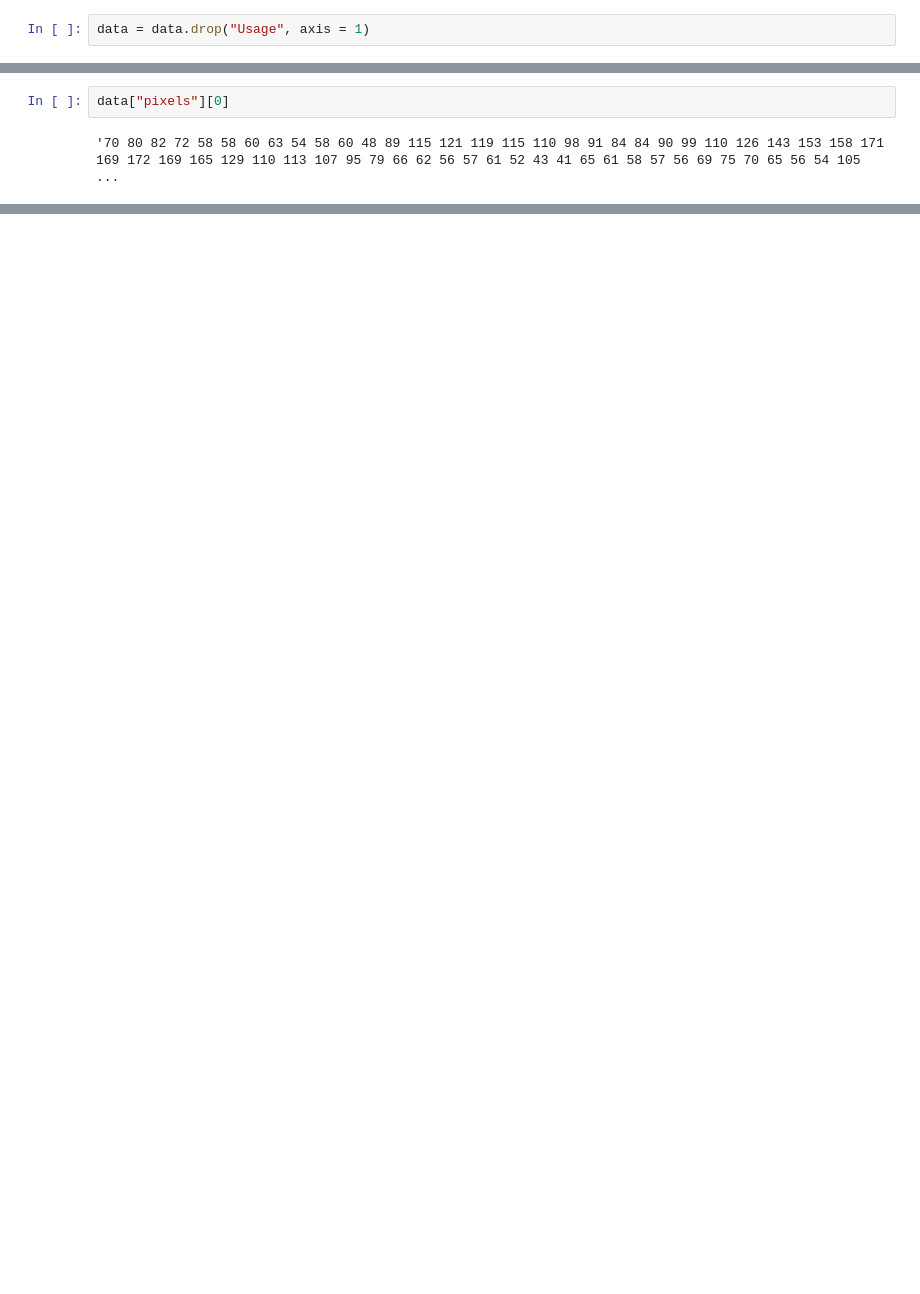
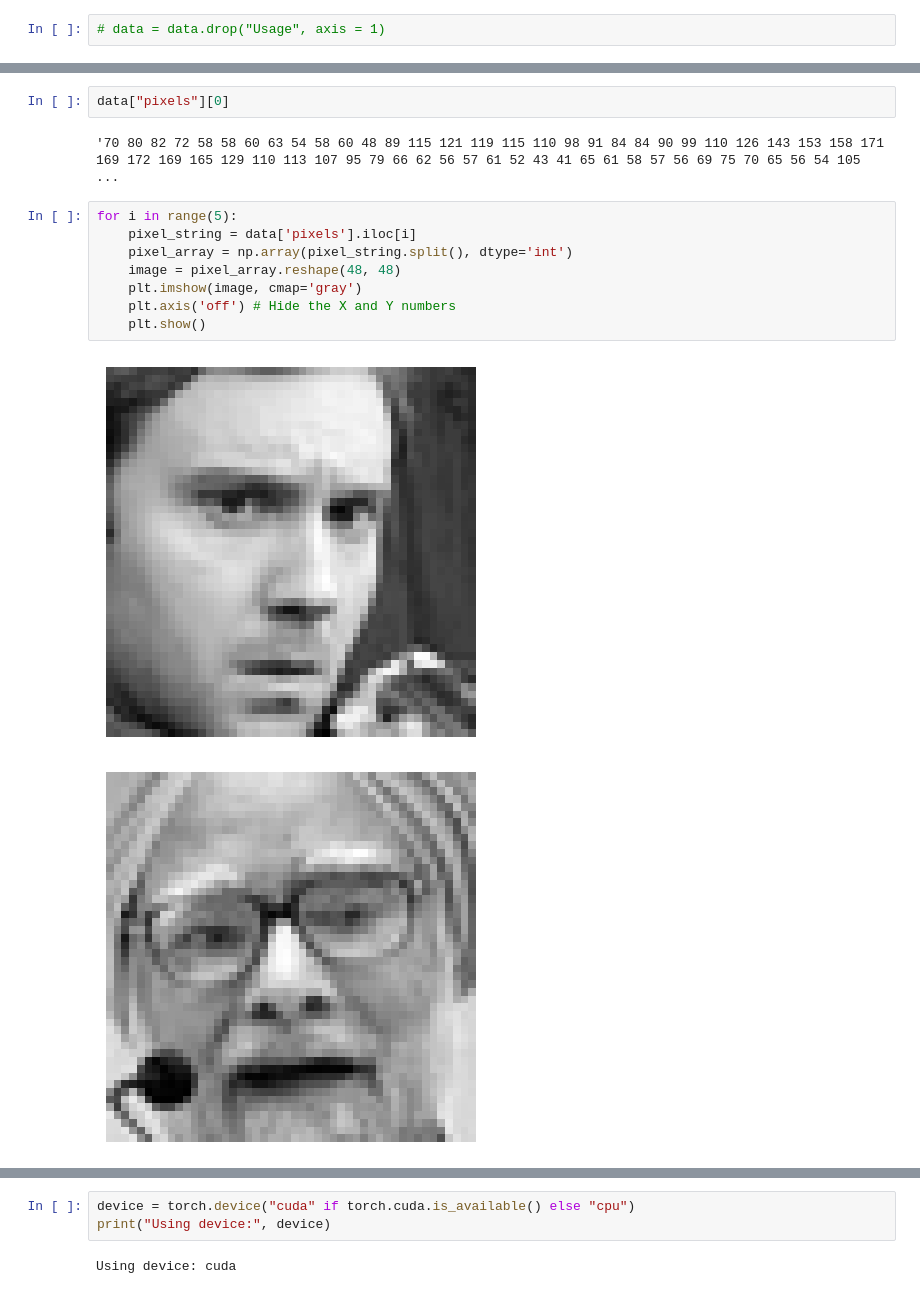
Before and after one commit to viserion999/NLP_Project, a Jupyter notebook: Code/Vision_new.ipynb, the cells around one changed output, grey strips where cells are left out. Cells and saved outputs as stored; diff of their text form; blank space fills up the shorter version.

```diff
--- a/Code/Vision_new.ipynb
+++ b/Code/Vision_new.ipynb
@@ -55,7 +159,7 @@ Data columns (total 3 columns):
 dtypes: int64(1), str(2)
 memory usage: 841.2 KB
 # %%
-data = data.drop("Usage", axis = 1)
+# data = data.drop("Usage", axis = 1)
 # %%
 data.info()
 # %% [output]
@@ -72,3 +177,14 @@ memory usage: 560.9 KB
 data["pixels"][0]
 # %% [output]
 '70 80 82 72 58 58 60 63 54 58 60 48 89 115 121 119 115 110 98 91 84 84 90 99 110 126 143 153 158 171 169 172 169 165 129 110 113 107 95 79 66 62 56 57 61 52 43 41 65 61 58 57 56 69 75 70 65 56 54 105 ...
+# %%
+for i in range(5):
+    pixel_string = data['pixels'].iloc[i]
+    pixel_array = np.array(pixel_string.split(), dtype='int')
+    image = pixel_array.reshape(48, 48)
+    plt.imshow(image, cmap='gray')
+    plt.axis('off') # Hide the X and Y numbers
+    plt.show()
+# %% [output]
+[figure, added]
+[figure, added]
@@ -74,0 +194,5 @@ data["pixels"][0]
+# %%
+device = torch.device("cuda" if torch.cuda.is_available() else "cpu")
+print("Using device:", device)
+# %% [output]
+Using device: cuda
```
Also changed, not shown: parts of 22 cells of this notebook.
